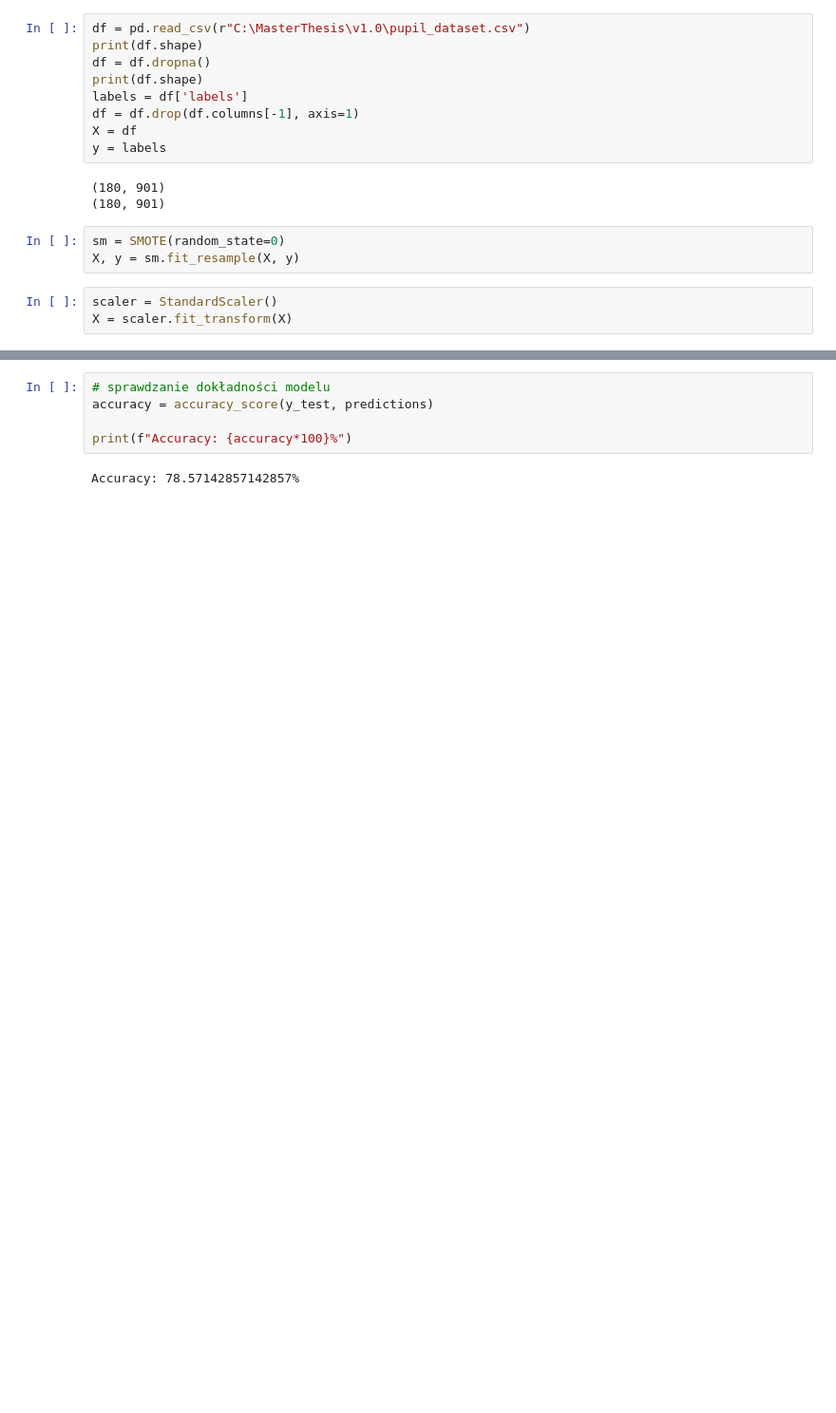
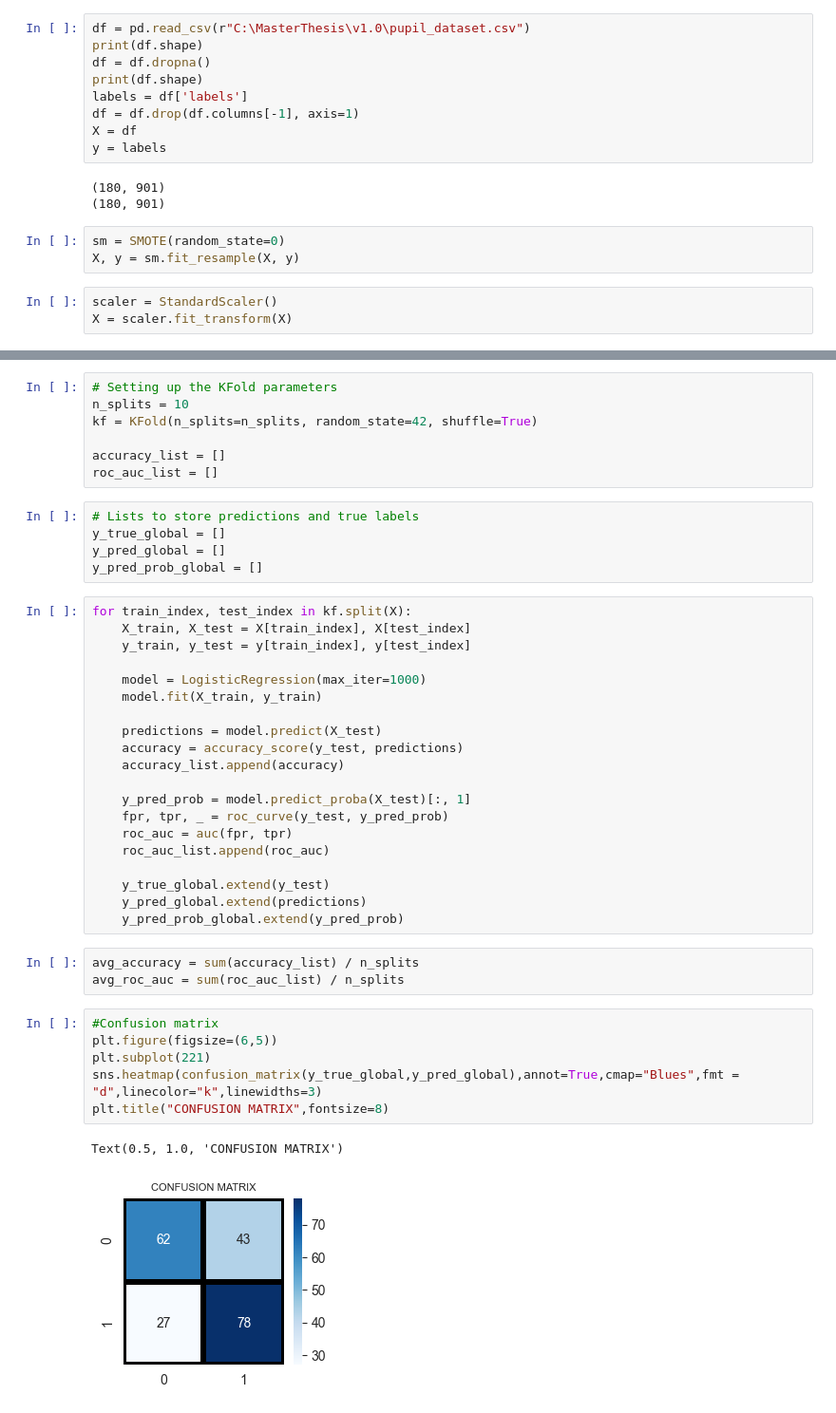
Before and after one commit to m-dams/MasterThesis, a Jupyter notebook: LR_pupilometry.ipynb, the cells around one changed output, grey strips where cells are left out. Shown at 95% size. Drawn from its saved outputs; the diff is of its cells as text; blank space fills up the shorter version.

Commit message:
Implemented cross-val for pupilometry models

```diff
--- a/LR_pupilometry.ipynb
+++ b/LR_pupilometry.ipynb
@@ -43,7 +31,44 @@ predictions = model.predict(X_test)
-# %%
-# sprawdzanie dokładności modelu
-accuracy = accuracy_score(y_test, predictions)
-
-print(f"Accuracy: {accuracy*100}%")
-# %% [output]
-Accuracy: 78.57142857142857%
+# %%
+# Setting up the KFold parameters
+n_splits = 10
+kf = KFold(n_splits=n_splits, random_state=42, shuffle=True)
+
+accuracy_list = []
+roc_auc_list = []
+# %%
+# Lists to store predictions and true labels
+y_true_global = []
+y_pred_global = []
+y_pred_prob_global = []
+# %%
+for train_index, test_index in kf.split(X):
+    X_train, X_test = X[train_index], X[test_index]
+    y_train, y_test = y[train_index], y[test_index]
+
+    model = LogisticRegression(max_iter=1000)
+    model.fit(X_train, y_train)
+
+    predictions = model.predict(X_test)
+    accuracy = accuracy_score(y_test, predictions)
+    accuracy_list.append(accuracy)
+
+    y_pred_prob = model.predict_proba(X_test)[:, 1]
+    fpr, tpr, _ = roc_curve(y_test, y_pred_prob)
+    roc_auc = auc(fpr, tpr)
+    roc_auc_list.append(roc_auc)
+
+    y_true_global.extend(y_test)
+    y_pred_global.extend(predictions)
+    y_pred_prob_global.extend(y_pred_prob)
+# %%
+avg_accuracy = sum(accuracy_list) / n_splits
+avg_roc_auc = sum(roc_auc_list) / n_splits
+# %%
+#Confusion matrix
+plt.figure(figsize=(6,5))
+plt.subplot(221)
+sns.heatmap(confusion_matrix(y_true_global,y_pred_global),annot=True,cmap="Blues",fmt = "d",linecolor="k",linewidths=3)
+plt.title("CONFUSION MATRIX",fontsize=8)
+# %% [output]
+Text(0.5, 1.0, 'CONFUSION MATRIX')
+[figure, added]
```
Also changed, not shown: parts of 10 cells of this notebook, 3 other files.
